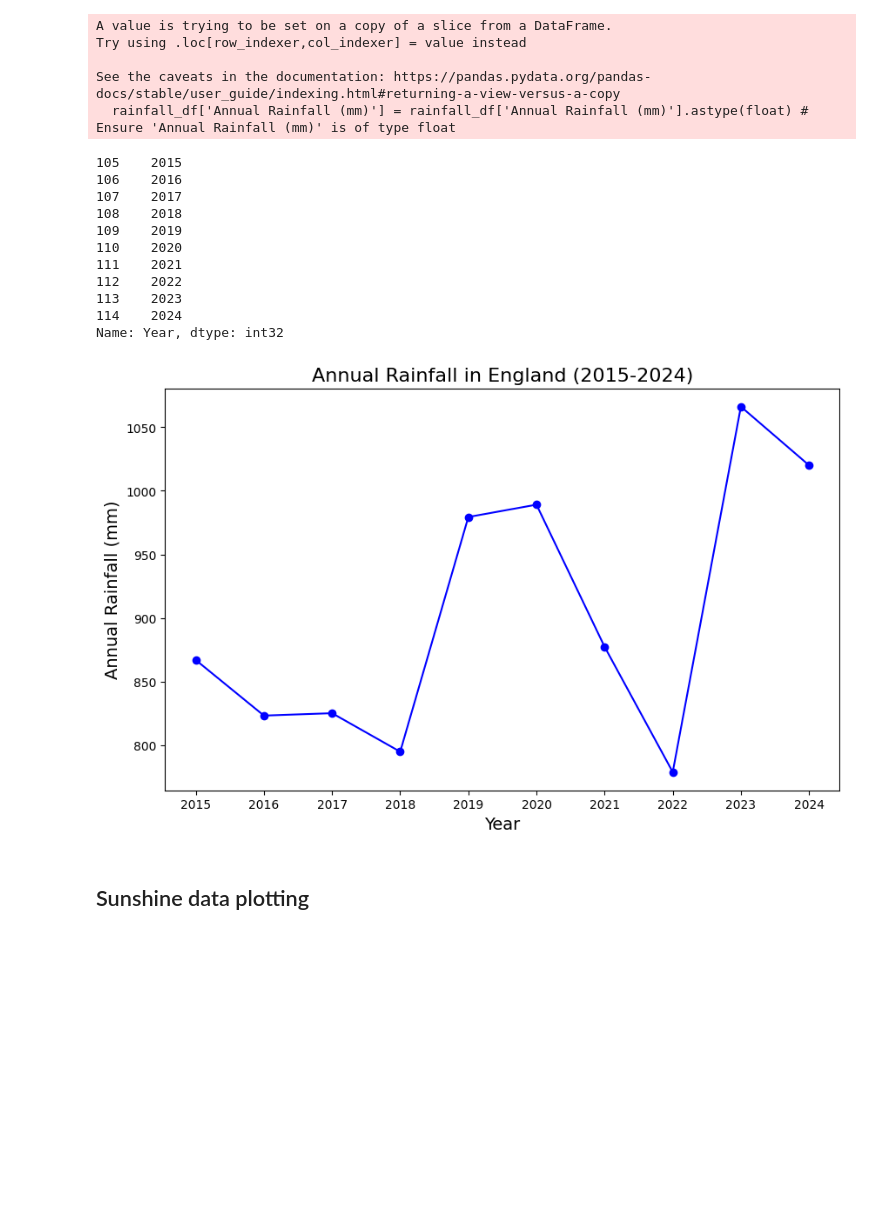
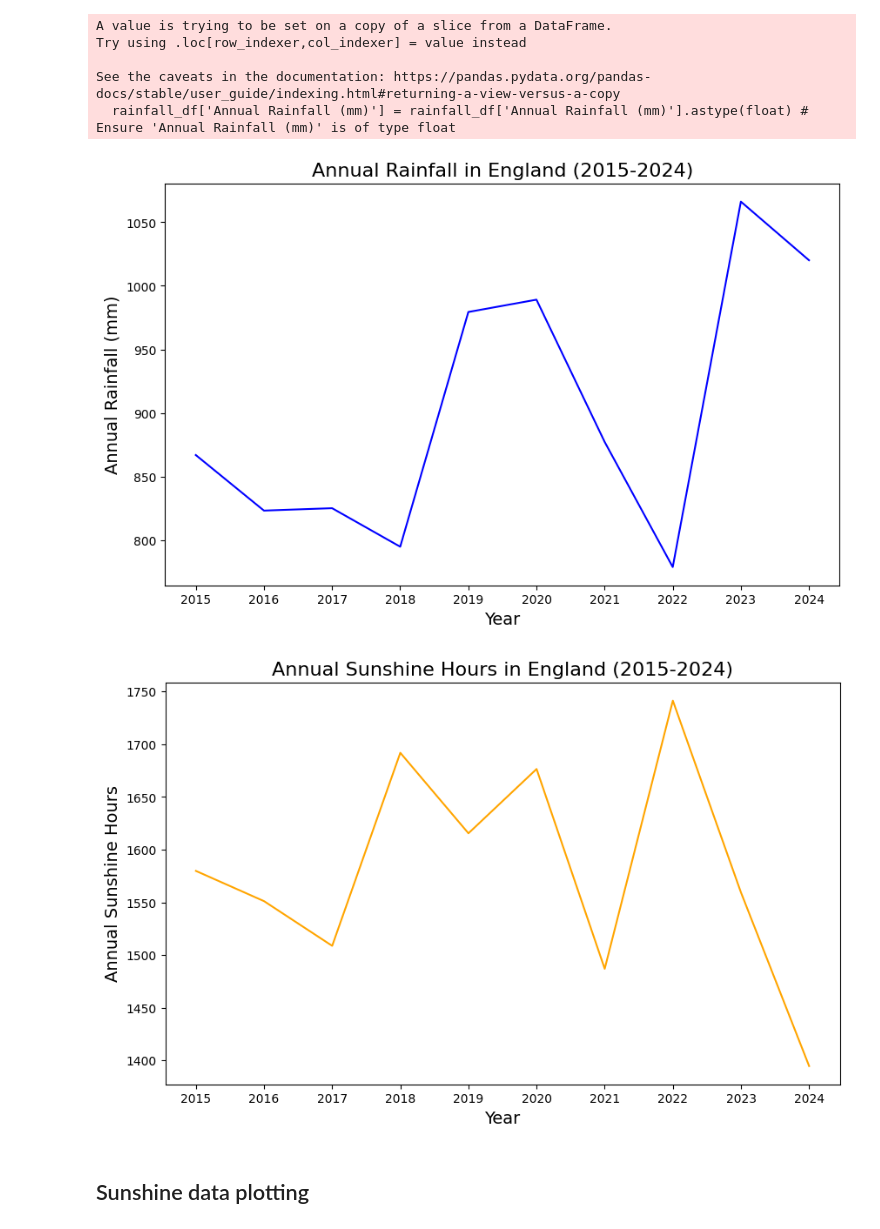
Before and after one commit to KiaraMartin/Final_Project_for_Peckham_DAZ_Introduction_to_Data_Science, a Jupyter notebook: Final_Project_V1.ipynb, the cells around one changed output. Cells and saved outputs as stored; diff of their text form; code cells hidden in the pictures; blank space fills up the shorter version.

```diff
--- a/Final_Project_V1.ipynb
+++ b/Final_Project_V1.ipynb
@@ -704,38 +704,33 @@ Try using .loc[row_indexer,col_indexer] = value instead
 
 See the caveats in the documentation: https://pandas.pydata.org/pandas-docs/stable/user_guide/indexing.html#returning-a-view-versus-a-copy
   rainfall_df['Annual Rainfall (mm)'] = rainfall_df['Annual Rainfall (mm)'].astype(float) # Ensure 'Annual Rainfall (mm)' is of type float
-# %%
-
-rainfall_df['Year']
-# %% [output]
-105    2015
-106    2016
-107    2017
-108    2018
-109    2019
-110    2020
-111    2021
-112    2022
-113    2023
-114    2024
-Name: Year, dtype: int32
 # %%
 # Replotting rainfall data to visualise trends
 
 x_rainfall = rainfall_df['Year'] # Extract the 'Year' column from the Rainfall DataFrame
 y_rainfall = rainfall_df['Annual Rainfall (mm)'] # Extract the 'Annual Rainfall (mm)' column from the Rainfall DataFrame
-
 fig, ax = plt.subplots(figsize=(10, 6)) # Create a figure and axis for the plot
-ax.plot(x_rainfall, y_rainfall, marker='o', linestyle='-', color='blue') # Plot the rainfall data with markers and a line
+ax.plot(x_rainfall, y_rainfall, linestyle='-', color='blue') # Plot the rainfall data with markers and a line
 ax.set_title('Annual Rainfall in England (2015-2024)', fontsize=16) # Set the title of the plot
-
 ax.set_xticks(rainfall_df['Year'])
 ax.set_xlabel('Year', fontsize=14) # Set the x-axis label
 ax.set_ylabel('Annual Rainfall (mm)', fontsize=14) # Set the y-axis label
 
+ # Plotting the sunshine data to visualise trends
+
+x_sunshine = sunshine_df['Year'] # Extract the 'Year' column from the Sunshine DataFrame
+y_sunshine = sunshine_df['Annual Sunshine Hours'] # Extract the 'Annual Sunshine Hours' column from the Sunshine DataFrame
+fig, ax = plt.subplots(figsize=(10, 6)) # Create a figure and axis for the plot
+ax.plot(x_sunshine, y_sunshine, linestyle='-', color='orange') # Plot the sunshine data with markers and a line
+ax.set_title('Annual Sunshine Hours in England (2015-2024)', fontsize=16) # Set the title of the plot
+ax.set_xlabel('Year', fontsize=14) # Set the x-axis label
+ax.set_ylabel('Annual Sunshine Hours', fontsize=14) # Set the y-axis label
+ax.set_xticks(sunshine_df['Year']) # Set the x-ticks to the years in the Sunshine DataFrame
+
 plt.show() # Display the plot
 # %% [output]
-[figure, old version]
+[figure, new version]
+[figure, added]
 # %%
 # Plotting of rainfall data is now correct and visualises trends effectively
 # %% [markdown]
```
Also changed, not shown: parts of 3 cells of this notebook, 1 other file.
